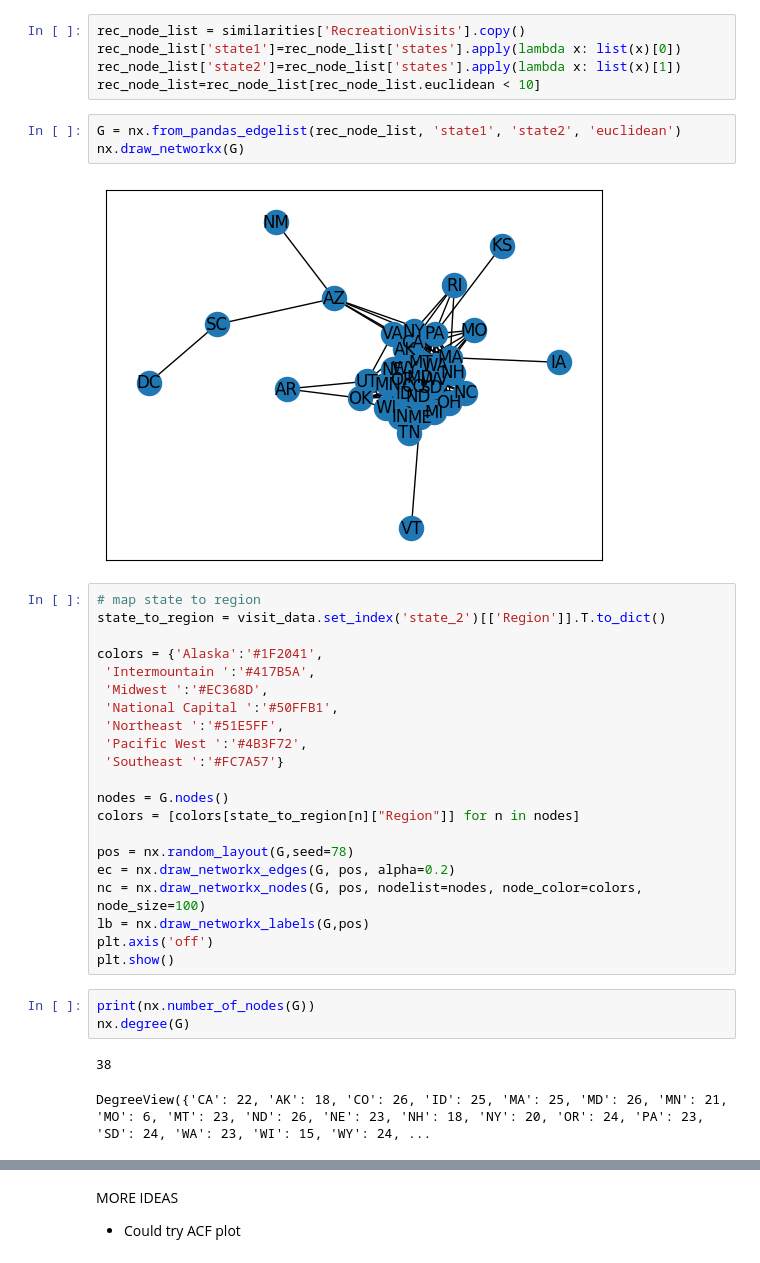
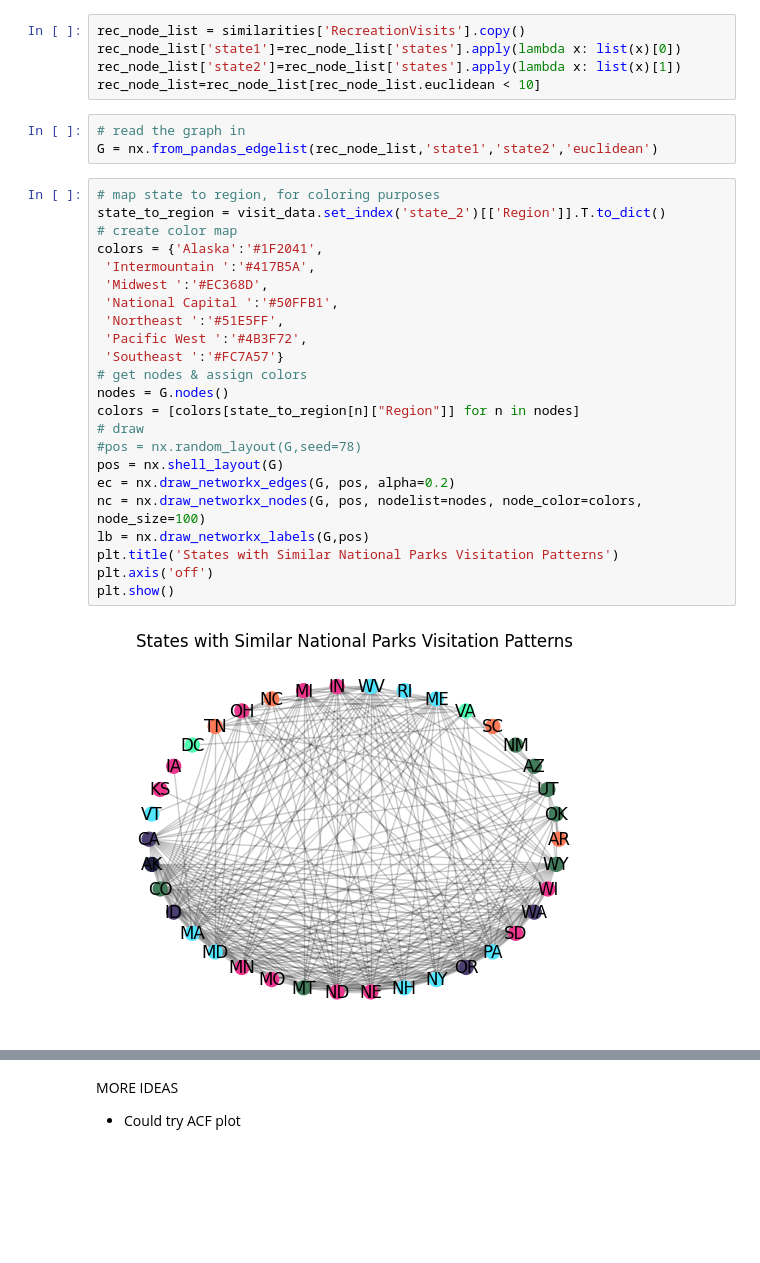
Before and after one commit to scmcqueen/NationalParksDataMining, a Jupyter notebook: state_similarity.ipynb, the cells around one changed output, grey strips where cells are left out. Cells and saved outputs as stored; diff of their text form; blank space fills up the shorter version.

Commit message:
network analysis

```diff
--- a/state_similarity.ipynb
+++ b/state_similarity.ipynb
@@ -329,34 +329,30 @@ rec_node_list['state1']=rec_node_list['states'].apply(lambda x: list(x)[0])
 rec_node_list['state2']=rec_node_list['states'].apply(lambda x: list(x)[1])
 rec_node_list=rec_node_list[rec_node_list.euclidean < 10]
 # %%
-G = nx.from_pandas_edgelist(rec_node_list, 'state1', 'state2', 'euclidean')
-nx.draw_networkx(G)
+# read the graph in
+G = nx.from_pandas_edgelist(rec_node_list,'state1','state2','euclidean')
-# %% [output]
-[figure, removed]
 # %%
-# map state to region
+# map state to region, for coloring purposes
 state_to_region = visit_data.set_index('state_2')[['Region']].T.to_dict()
-
+# create color map
 colors = {'Alaska':'#1F2041',
  'Intermountain ':'#417B5A',
  'Midwest ':'#EC368D',
  'National Capital ':'#50FFB1',
  'Northeast ':'#51E5FF',
  'Pacific West ':'#4B3F72',
  'Southeast ':'#FC7A57'}
-
+# get nodes & assign colors
 nodes = G.nodes()
 colors = [colors[state_to_region[n]["Region"]] for n in nodes]
-
-pos = nx.random_layout(G,seed=78)
+# draw
+#pos = nx.random_layout(G,seed=78)
+pos = nx.shell_layout(G)
 ec = nx.draw_networkx_edges(G, pos, alpha=0.2)
 nc = nx.draw_networkx_nodes(G, pos, nodelist=nodes, node_color=colors, node_size=100)
 lb = nx.draw_networkx_labels(G,pos)
+plt.title('States with Similar National Parks Visitation Patterns')
 plt.axis('off')
 plt.show()
+# %% [output]
+[figure, added]
-# %%
-print(nx.number_of_nodes(G))
-nx.degree(G)
-# %% [output]
-38
-DegreeView({'CA': 22, 'AK': 18, 'CO': 26, 'ID': 25, 'MA': 25, 'MD': 26, 'MN': 21, 'MO': 6, 'MT': 23, 'ND': 26, 'NE': 23, 'NH': 18, 'NY': 20, 'OR': 24, 'PA': 23, 'SD': 24, 'WA': 23, 'WI': 15, 'WY': 24, ...
```
Also changed, not shown: parts of 3 cells of this notebook.
